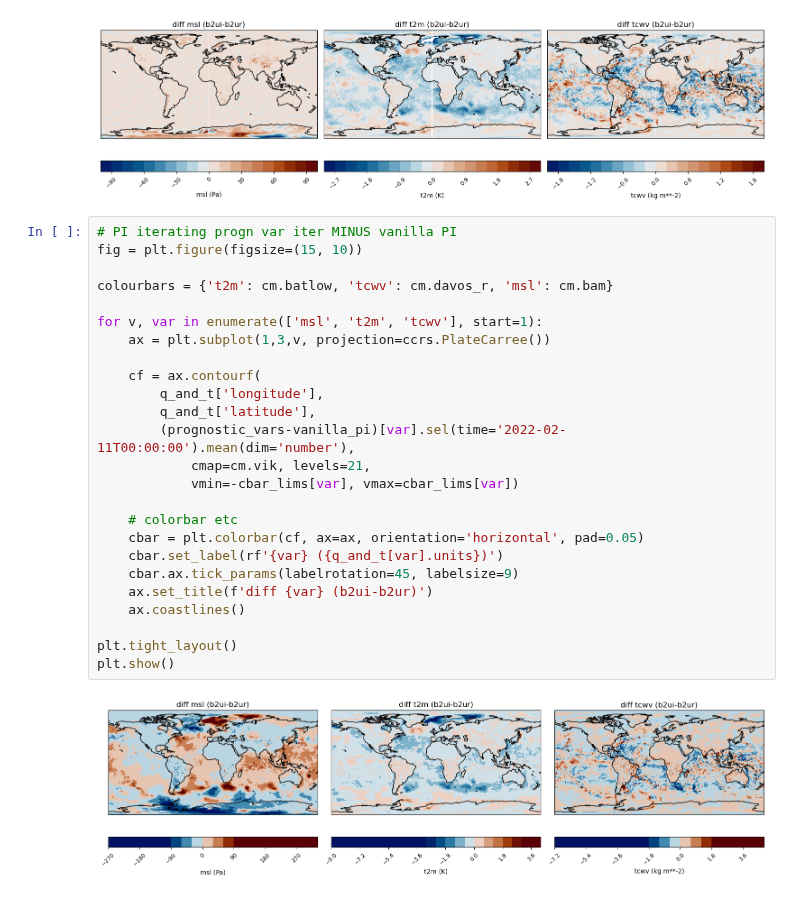
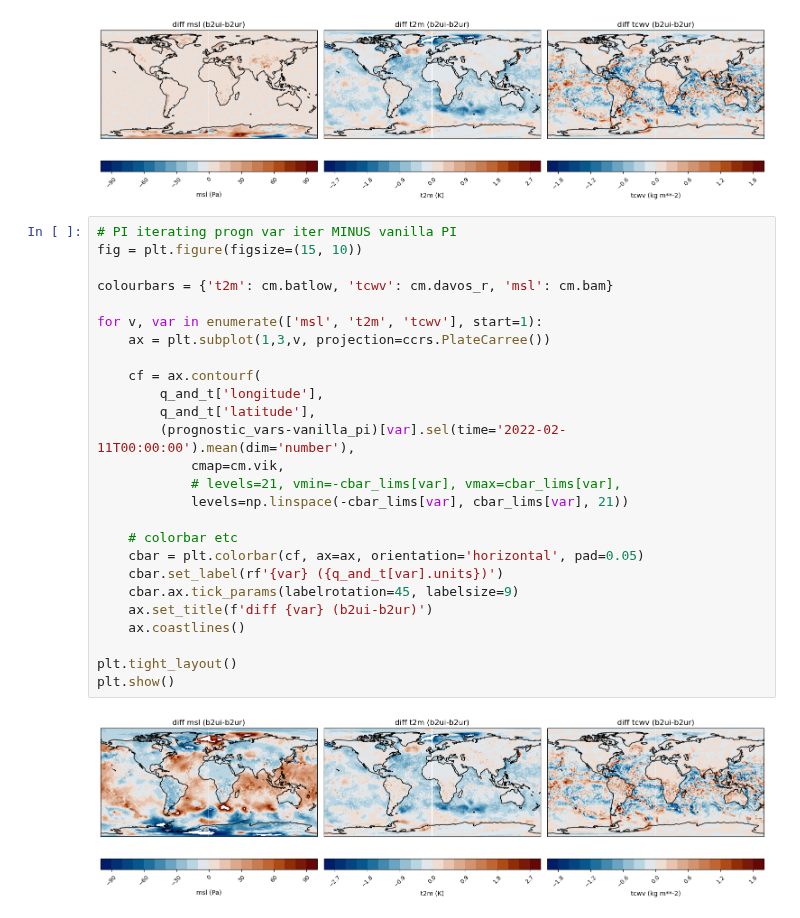
Before and after one commit to shirin-ermis/ATMICP, a Jupyter notebook: notebooks/05_eunice_iter_tests.ipynb, the cells around one changed output. Cells and saved outputs as stored; diff of their text form.

```diff
--- a/notebooks/05_eunice_iter_tests.ipynb
+++ b/notebooks/05_eunice_iter_tests.ipynb
@@ -120,27 +115,28 @@ plt.show()
 # %%
 # PI iterating progn var iter MINUS vanilla PI
 fig = plt.figure(figsize=(15, 10))
 
 colourbars = {'t2m': cm.batlow, 'tcwv': cm.davos_r, 'msl': cm.bam}
 
 for v, var in enumerate(['msl', 't2m', 'tcwv'], start=1):
     ax = plt.subplot(1,3,v, projection=ccrs.PlateCarree())
 
     cf = ax.contourf(
         q_and_t['longitude'],
         q_and_t['latitude'],
         (prognostic_vars-vanilla_pi)[var].sel(time='2022-02-11T00:00:00').mean(dim='number'),
-            cmap=cm.vik, levels=21,
-            vmin=-cbar_lims[var], vmax=cbar_lims[var])
+            cmap=cm.vik,
+            # levels=21, vmin=-cbar_lims[var], vmax=cbar_lims[var],
+            levels=np.linspace(-cbar_lims[var], cbar_lims[var], 21))
 
     # colorbar etc
     cbar = plt.colorbar(cf, ax=ax, orientation='horizontal', pad=0.05)
     cbar.set_label(rf'{var} ({q_and_t[var].units})')
     cbar.ax.tick_params(labelrotation=45, labelsize=9)
     ax.set_title(f'diff {var} (b2ui-b2ur)')
     ax.coastlines()
 
 plt.tight_layout()
 plt.show()
 # %% [output]
-[figure, old version]
+[figure, new version]
```
Also changed, not shown: parts of 3 cells of this notebook.
